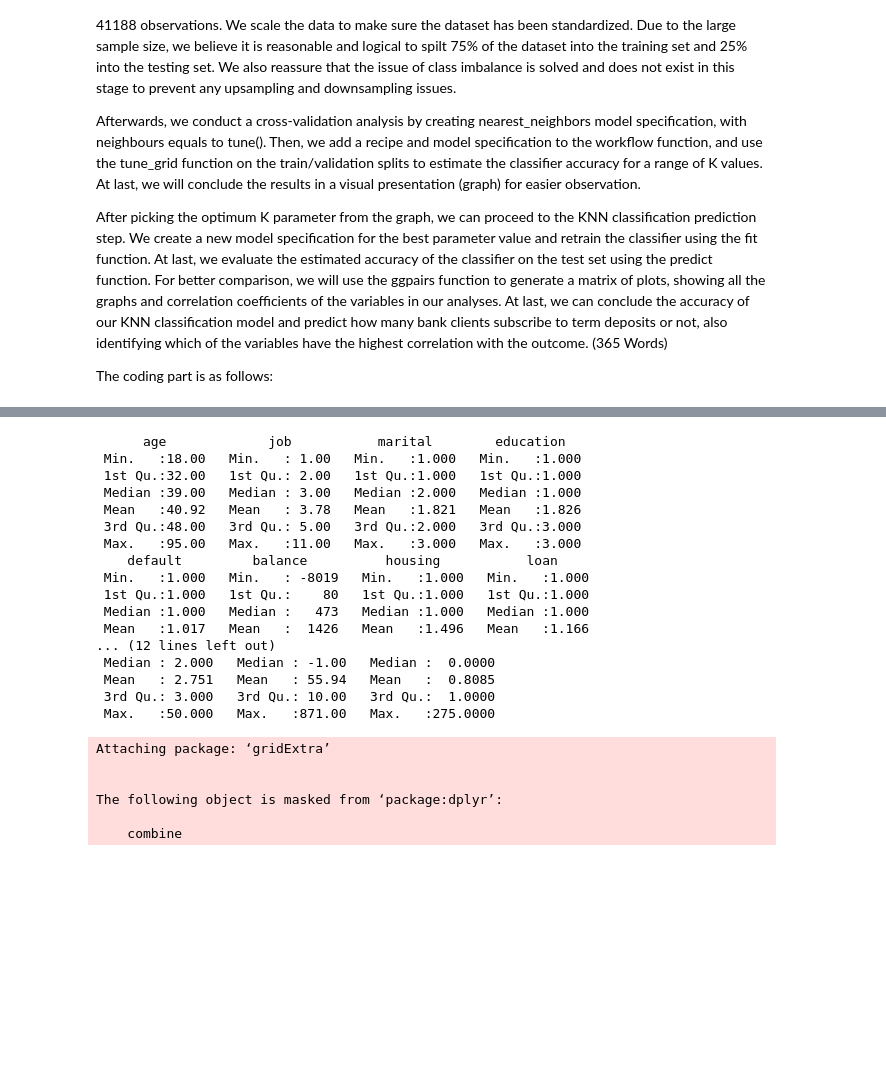
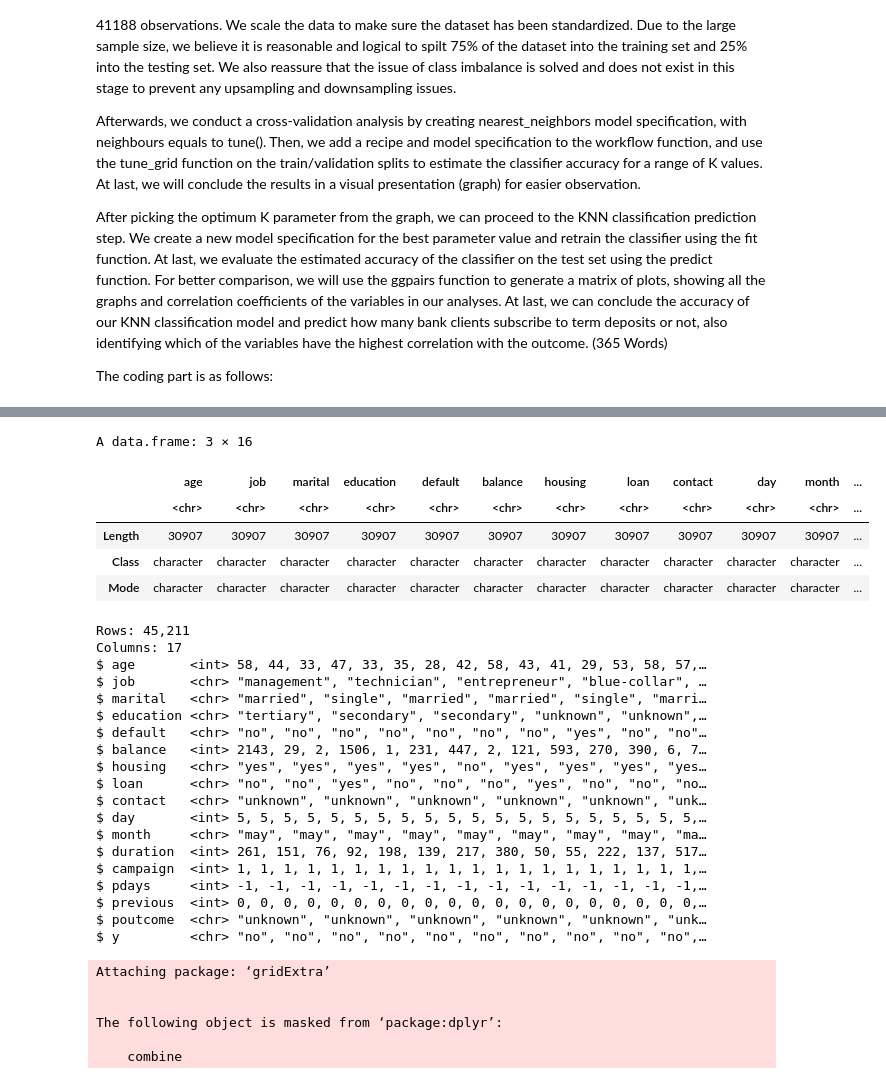
Before and after one commit to ArmaanKara/DSCI25Project, a Jupyter notebook: Final_Project.ipynb, the cells around one changed output, grey strips where cells are left out. Drawn from its saved outputs; the diff is of its cells as text; code cells hidden in the pictures; blank space fills up the shorter version.

Commit message:
Converted summary(bank_data_nums) to a data frame. It looks much better now

```diff
--- a/Final_Project.ipynb
+++ b/Final_Project.ipynb
@@ -137,23 +144,36 @@ ERROR: Error in bank_data %>% filter(job != "unknown", marital != "unknown", : c
-# %%
-summary(bank_data_nums)
-# %% [output]
-      age             job           marital        education
- Min.   :18.00   Min.   : 1.00   Min.   :1.000   Min.   :1.000
- 1st Qu.:32.00   1st Qu.: 2.00   1st Qu.:1.000   1st Qu.:1.000
- Median :39.00   Median : 3.00   Median :2.000   Median :1.000
- Mean   :40.92   Mean   : 3.78   Mean   :1.821   Mean   :1.826
- 3rd Qu.:48.00   3rd Qu.: 5.00   3rd Qu.:2.000   3rd Qu.:3.000
- Max.   :95.00   Max.   :11.00   Max.   :3.000   Max.   :3.000
-    default         balance          housing           loan
- Min.   :1.000   Min.   : -8019   Min.   :1.000   Min.   :1.000
- 1st Qu.:1.000   1st Qu.:    80   1st Qu.:1.000   1st Qu.:1.000
- Median :1.000   Median :   473   Median :1.000   Median :1.000
- Mean   :1.017   Mean   :  1426   Mean   :1.496   Mean   :1.166
-... (12 lines left out)
- Median : 2.000   Median : -1.00   Median :  0.0000
- Mean   : 2.751   Mean   : 55.94   Mean   :  0.8085
- 3rd Qu.: 3.000   3rd Qu.: 10.00   3rd Qu.:  1.0000
- Max.   :50.000   Max.   :871.00   Max.   :275.0000
+# %%
+df_summary <- as.data.frame(apply(bank_data_nums,2,summary))
+df_summary
+
+
+df2_summary <- data.frame(unclass(summary(mydf)), check.names = FALSE, stringsAsFactors = FALSE)
+glimpse(bank_data)
+# %% [output]
+A data.frame: 3 × 16
+|  | age | job | marital | education | default | balance | housing | loan | contact | day | month | ... |
+|  | <chr> | <chr> | <chr> | <chr> | <chr> | <chr> | <chr> | <chr> | <chr> | <chr> | <chr> | ... |
+| Length | 30907 | 30907 | 30907 | 30907 | 30907 | 30907 | 30907 | 30907 | 30907 | 30907 | 30907 | ... |
+| Class | character | character | character | character | character | character | character | character | character | character | character | ... |
+| Mode | character | character | character | character | character | character | character | character | character | character | character | ... |
+Rows: 45,211
+Columns: 17
+$ age       <int> 58, 44, 33, 47, 33, 35, 28, 42, 58, 43, 41, 29, 53, 58, 57,…
+$ job       <chr> "management", "technician", "entrepreneur", "blue-collar", …
+$ marital   <chr> "married", "single", "married", "married", "single", "marri…
+$ education <chr> "tertiary", "secondary", "secondary", "unknown", "unknown",…
+$ default   <chr> "no", "no", "no", "no", "no", "no", "no", "yes", "no", "no"…
+$ balance   <int> 2143, 29, 2, 1506, 1, 231, 447, 2, 121, 593, 270, 390, 6, 7…
+$ housing   <chr> "yes", "yes", "yes", "yes", "no", "yes", "yes", "yes", "yes…
+$ loan      <chr> "no", "no", "yes", "no", "no", "no", "yes", "no", "no", "no…
+$ contact   <chr> "unknown", "unknown", "unknown", "unknown", "unknown", "unk…
+$ day       <int> 5, 5, 5, 5, 5, 5, 5, 5, 5, 5, 5, 5, 5, 5, 5, 5, 5, 5, 5, 5,…
+$ month     <chr> "may", "may", "may", "may", "may", "may", "may", "may", "ma…
+$ duration  <int> 261, 151, 76, 92, 198, 139, 217, 380, 50, 55, 222, 137, 517…
+$ campaign  <int> 1, 1, 1, 1, 1, 1, 1, 1, 1, 1, 1, 1, 1, 1, 1, 1, 1, 1, 1, 1,…
+$ pdays     <int> -1, -1, -1, -1, -1, -1, -1, -1, -1, -1, -1, -1, -1, -1, -1,…
+$ previous  <int> 0, 0, 0, 0, 0, 0, 0, 0, 0, 0, 0, 0, 0, 0, 0, 0, 0, 0, 0, 0,…
+$ poutcome  <chr> "unknown", "unknown", "unknown", "unknown", "unknown", "unk…
+$ y         <chr> "no", "no", "no", "no", "no", "no", "no", "no", "no", "no",…
 # %%
 library(gridExtra)
 options(repr.plot.width=25, repr.plot.height=25)
```
Also changed, not shown: parts of 1 cell of this notebook.
